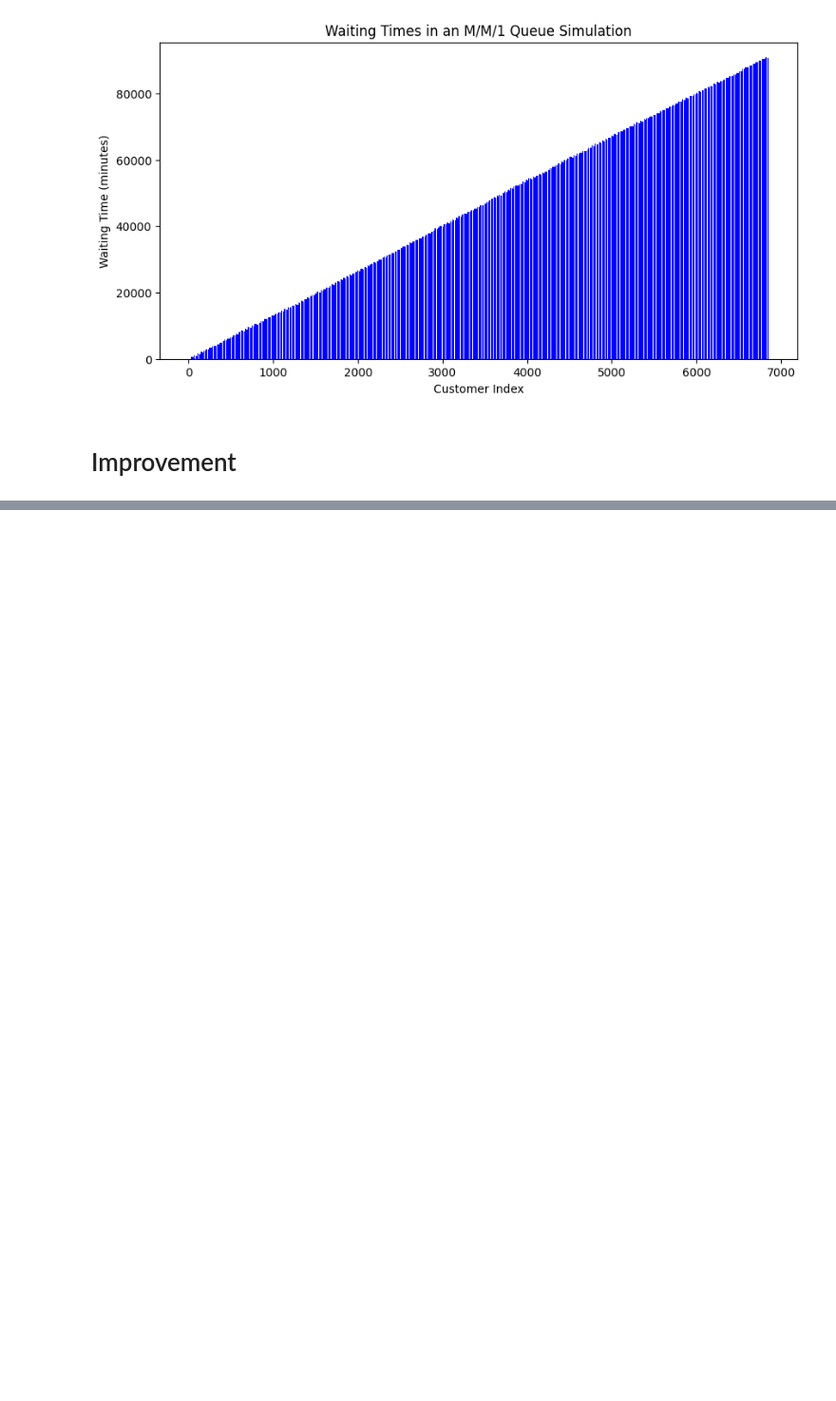
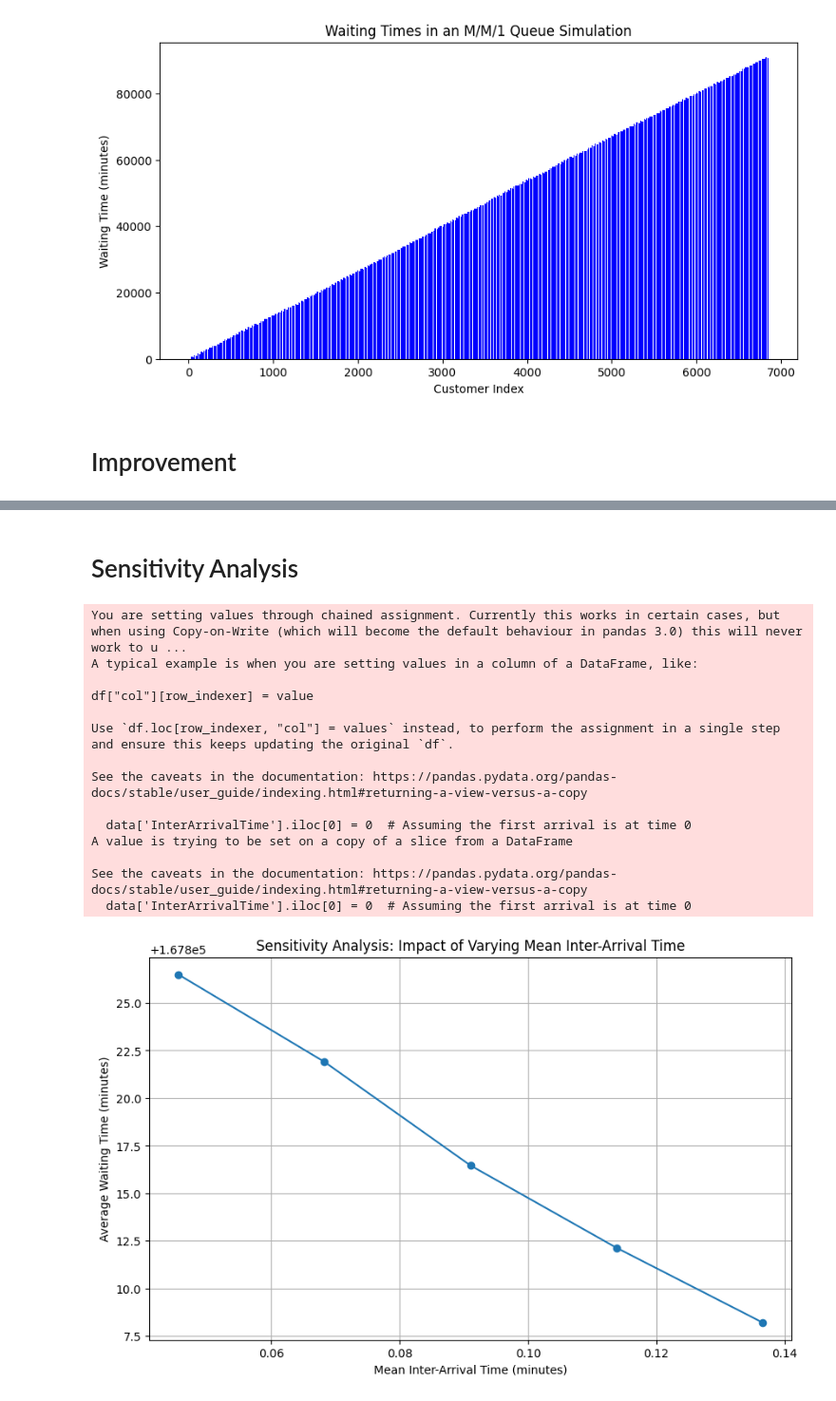
Before and after one commit to HaleyKwok/Healthcare-analytics, a Jupyter notebook: analysis/queue.ipynb, the cells around one changed output, grey strips where cells are left out. Shown: that part at 95% size. Saved outputs shown, nothing was run; the diff lists cells and outputs as text; code cells hidden in the pictures; blank space fills up the shorter version.

```diff
--- a/analysis/queue.ipynb
+++ b/analysis/queue.ipynb
@@ -203,0 +365,77 @@ plt.show()
+# %% [markdown]
+# Sensitivity Analysis
+# %%
+# Sensitivity Analysis based on Inter-Arrival and Service Times
+
+import numpy as np
+import pandas as pd
+import matplotlib.pyplot as plt
+
+# Load data from CSV
+data = pd.read_csv('Merged_ServiceTime.csv')
+
+# Convert 'StartTime' and 'PayTime' to datetime
+data['StartTime'] = pd.to_datetime(data['StartTime'], format='%H:%M:%S')
+data['PayTime'] = pd.to_datetime(data['PayTime'], format='%H:%M:%S')
+
+# Calculate service times in minutes
+data['ServiceTimeMinutes'] = data['ServTime']
+
+# Calculate inter-arrival times in minutes
+data['InterArrivalTime'] = data['StartTime'].diff().dt.total_seconds() / 60
+data['InterArrivalTime'].iloc[0] = 0  # Assuming the first arrival is at time 0
+
+# Function to simulate MM1 queue
+def simulate_mm1_queue(inter_arrival_times, service_times):
+    num_customers = len(inter_arrival_times)
+    arrival_times = np.cumsum(inter_arrival_times)
+    start_service_times = np.zeros(num_customers)
+    end_service_times = np.zeros(num_customers)
+    wait_times = np.zeros(num_customers)
+
+    for i in range(num_customers):
+        if i == 0:
+            start_service_times[i] = arrival_times[i]
+        else:
+            start_service_times[i] = max(arrival_times[i], end_service_times[i-1])
+
+        end_service_times[i] = start_service_times[i] + service_times[i]
+        wait_times[i] = start_service_times[i] - arrival_times[i]
+
+    return wait_times
+
+# Sensitivity analysis by varying inter-arrival mean
+mean_inter_arrival_times = np.linspace(data['InterArrivalTime'].mean() * 0.5, data['InterArrivalTime'].mean() * 1.5, 5)
+mean_service_times = data['ServiceTimeMinutes'].mean()
+
+results = []
+
+for mean_ia in mean_inter_arrival_times:
+    modified_inter_arrival_times = np.random.exponential(mean_ia, size=len(data['InterArrivalTime']))
+    wait_times = simulate_mm1_queue(modified_inter_arrival_times, data['ServiceTimeMinutes'].values)
+    results.append(np.mean(wait_times))
+
+# Plotting the results
+plt.figure(figsize=(10, 6))
+plt.plot(mean_inter_arrival_times, results, marker='o')
+plt.title('Sensitivity Analysis: Impact of Varying Mean Inter-Arrival Time')
+plt.xlabel('Mean Inter-Arrival Time (minutes)')
+plt.ylabel('Average Waiting Time (minutes)')
+plt.grid(True)
+plt.show()
+# %% [output]
+You are setting values through chained assignment. Currently this works in certain cases, but when using Copy-on-Write (which will become the default behaviour in pandas 3.0) this will never work to u ...
+A typical example is when you are setting values in a column of a DataFrame, like:
+
+df["col"][row_indexer] = value
+
+Use `df.loc[row_indexer, "col"] = values` instead, to perform the assignment in a single step and ensure this keeps updating the original `df`.
+
+See the caveats in the documentation: https://pandas.pydata.org/pandas-docs/stable/user_guide/indexing.html#returning-a-view-versus-a-copy
+
+  data['InterArrivalTime'].iloc[0] = 0  # Assuming the first arrival is at time 0
+A value is trying to be set on a copy of a slice from a DataFrame
+
+See the caveats in the documentation: https://pandas.pydata.org/pandas-docs/stable/user_guide/indexing.html#returning-a-view-versus-a-copy
+  data['InterArrivalTime'].iloc[0] = 0  # Assuming the first arrival is at time 0
+[figure, added]
```
Also changed, not shown: parts of 13 cells of this notebook, 1 other file.
